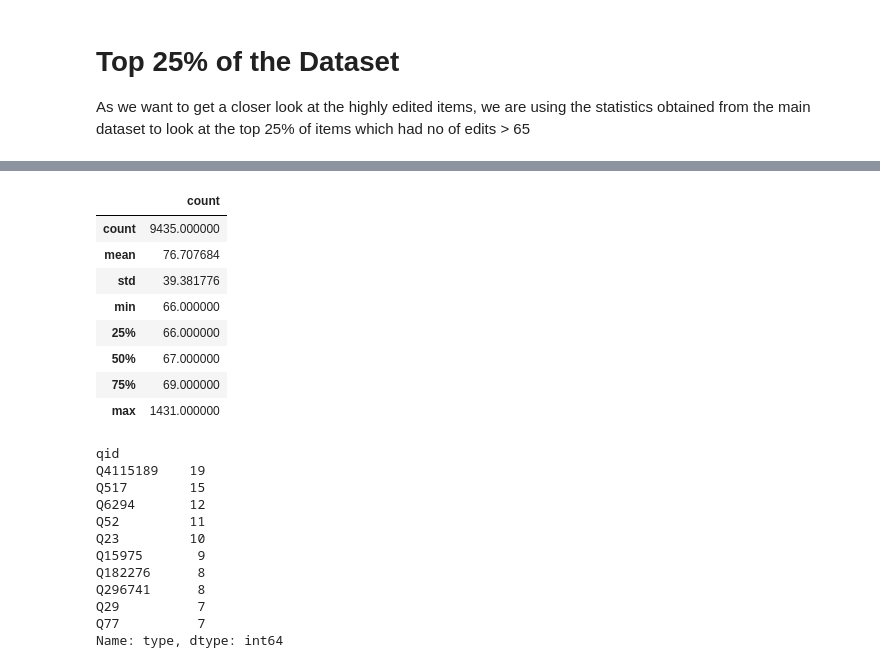
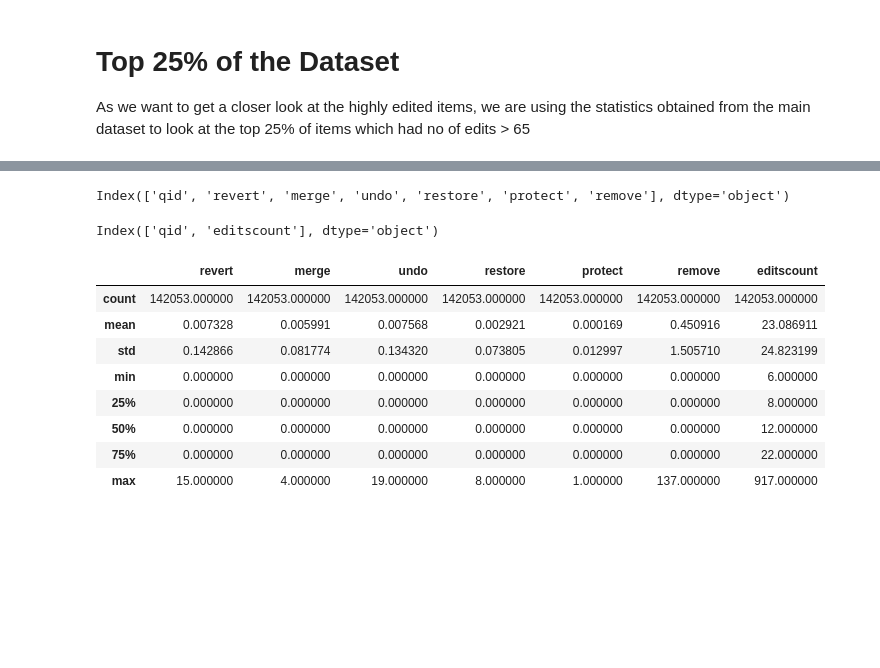
Before and after one commit to yadavtushita/6CCS3PRJ-WikidataProject, a Jupyter notebook: Politics_Final.ipynb, the cells around one changed output, grey strips where cells are left out. Drawn from its saved outputs; the diff is of its cells as text; code cells hidden in the pictures; blank space fills up the shorter version.

Commit message:
Combined stats for proxies and calculated correlation

```diff
--- a/Politics_Final.ipynb
+++ b/Politics_Final.ipynb
@@ -415,12 +516,32 @@ top_25_percent = p_items[p_items['count'] > 65]
+# %%
+removes = rev["type"].str.contains("remove")
+remove_edits = removes.groupby(rev["qid"], sort=False).sum().astype(np.uintc)
+# %%
+# Creating a dataframe which will contain qids for items and no of each proxy
+proxies = pd.DataFrame({'revert': revert_edits, 'merge': merge_edits, 'undo': undo_edits, 'restore': restore_edits,
+                        'protect': protect_edits, 'remove': remove_edits})
+# %%
+proxies = proxies.reset_index()
+# %%
+proxies.columns
+# %% [output]
+Index(['qid', 'revert', 'merge', 'undo', 'restore', 'protect', 'remove'], dtype='object')
+# %%
+df_editscount.columns
+# %% [output]
+Index(['qid', 'editscount'], dtype='object')
+# %%
+# Adding editscount for each item
+proxies = pd.merge(proxies, df_editscount, how='inner', on=['qid'])
 # %%
-top_25_percent.describe()
+proxies.describe()
 # %% [output]
-|  | count |
-| count | 9435.000000 |
-| mean | 76.707684 |
-| std | 39.381776 |
-| min | 66.000000 |
-| 25% | 66.000000 |
-| 50% | 67.000000 |
-| 75% | 69.000000 |
-| max | 1431.000000 |
+|  | revert | merge | undo | restore | protect | remove | editscount |
+| count | 142053.000000 | 142053.000000 | 142053.000000 | 142053.000000 | 142053.000000 | 142053.000000 | 142053.000000 |
+| mean | 0.007328 | 0.005991 | 0.007568 | 0.002921 | 0.000169 | 0.450916 | 23.086911 |
+| std | 0.142866 | 0.081774 | 0.134320 | 0.073805 | 0.012997 | 1.505710 | 24.823199 |
+| min | 0.000000 | 0.000000 | 0.000000 | 0.000000 | 0.000000 | 0.000000 | 6.000000 |
+| 25% | 0.000000 | 0.000000 | 0.000000 | 0.000000 | 0.000000 | 0.000000 | 8.000000 |
+| 50% | 0.000000 | 0.000000 | 0.000000 | 0.000000 | 0.000000 | 0.000000 | 12.000000 |
+| 75% | 0.000000 | 0.000000 | 0.000000 | 0.000000 | 0.000000 | 0.000000 | 22.000000 |
+| max | 15.000000 | 4.000000 | 19.000000 | 8.000000 | 1.000000 | 137.000000 | 917.000000 |
@@ -443,15 +547,0 @@ top_25_percent.describe()
-# %%
-rev.groupby("qid", sort=False)["type"].apply(lambda ser: ser.str.contains("revert").sum()).nlargest(10)
-# %% [output]
-qid
-Q4115189    19
-Q517        15
-Q6294       12
-Q52         11
-Q23         10
-Q15975       9
-Q182276      8
-Q296741      8
-Q29          7
-Q77          7
-Name: type, dtype: int64
```
Also changed, not shown: parts of 34 cells of this notebook.
